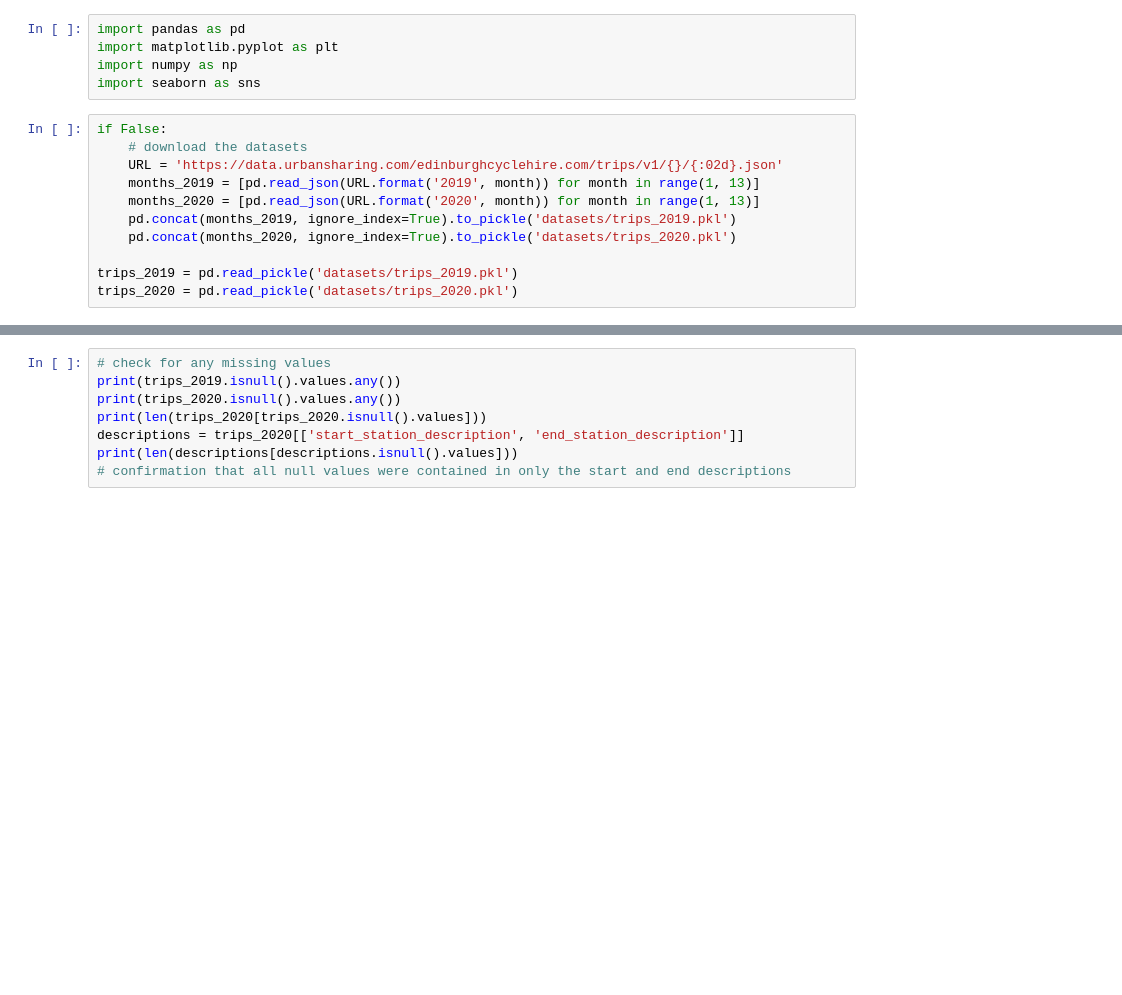
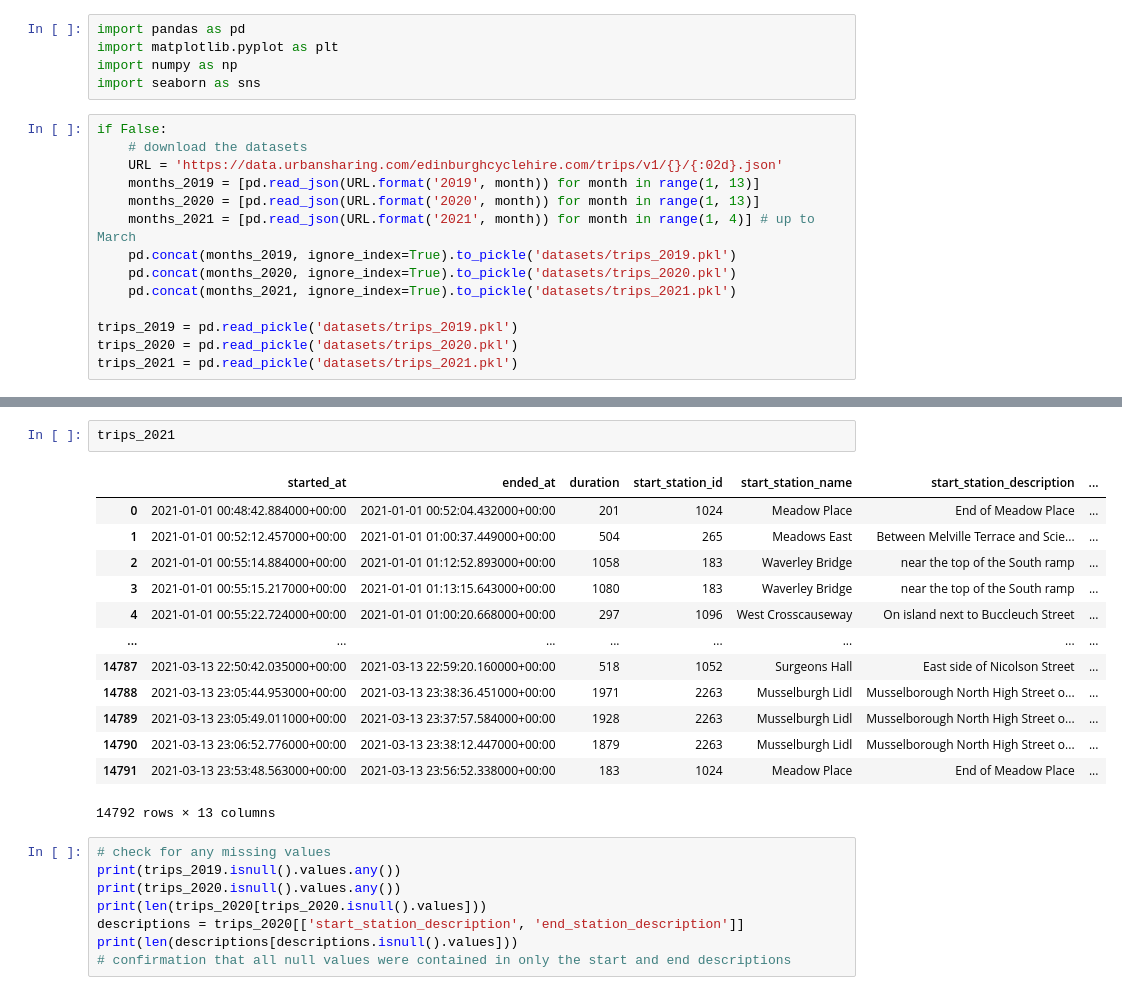
Before and after one commit to Inf2-FDS-2020-2021/final-project-apaj, a Jupyter notebook: exploring.ipynb, the cells around one changed output, grey strips where cells are left out. Saved outputs shown, nothing was run; the diff lists cells and outputs as text; blank space fills up the shorter version.

Commit message:
downloaded 2021 datasets

```diff
--- a/exploring.ipynb
+++ b/exploring.ipynb
@@ -54,8 +54,11 @@ if False:
     URL = 'https://data.urbansharing.com/edinburghcyclehire.com/trips/v1/{}/{:02d}.json'
     months_2019 = [pd.read_json(URL.format('2019', month)) for month in range(1, 13)]
     months_2020 = [pd.read_json(URL.format('2020', month)) for month in range(1, 13)]
+    months_2021 = [pd.read_json(URL.format('2021', month)) for month in range(1, 4)] # up to March
     pd.concat(months_2019, ignore_index=True).to_pickle('datasets/trips_2019.pkl')
     pd.concat(months_2020, ignore_index=True).to_pickle('datasets/trips_2020.pkl')
+    pd.concat(months_2021, ignore_index=True).to_pickle('datasets/trips_2021.pkl')
 
 trips_2019 = pd.read_pickle('datasets/trips_2019.pkl')
 trips_2020 = pd.read_pickle('datasets/trips_2020.pkl')
+trips_2021 = pd.read_pickle('datasets/trips_2021.pkl')
@@ -94,3 +65,19 @@ trips_2020
+# %%
+trips_2021
+# %% [output]
+|  | started_at | ended_at | duration | start_station_id | start_station_name | start_station_description | ... |
+| 0 | 2021-01-01 00:48:42.884000+00:00 | 2021-01-01 00:52:04.432000+00:00 | 201 | 1024 | Meadow Place | End of Meadow Place | ... |
+| 1 | 2021-01-01 00:52:12.457000+00:00 | 2021-01-01 01:00:37.449000+00:00 | 504 | 265 | Meadows East | Between Melville Terrace and Scie... | ... |
+| 2 | 2021-01-01 00:55:14.884000+00:00 | 2021-01-01 01:12:52.893000+00:00 | 1058 | 183 | Waverley Bridge | near the top of the South ramp | ... |
+| 3 | 2021-01-01 00:55:15.217000+00:00 | 2021-01-01 01:13:15.643000+00:00 | 1080 | 183 | Waverley Bridge | near the top of the South ramp | ... |
+| 4 | 2021-01-01 00:55:22.724000+00:00 | 2021-01-01 01:00:20.668000+00:00 | 297 | 1096 | West Crosscauseway | On island next to Buccleuch Street | ... |
+| ... | ... | ... | ... | ... | ... | ... | ... |
+| 14787 | 2021-03-13 22:50:42.035000+00:00 | 2021-03-13 22:59:20.160000+00:00 | 518 | 1052 | Surgeons Hall | East side of Nicolson Street | ... |
+| 14788 | 2021-03-13 23:05:44.953000+00:00 | 2021-03-13 23:38:36.451000+00:00 | 1971 | 2263 | Musselburgh Lidl | Musselborough North High Street o... | ... |
+| 14789 | 2021-03-13 23:05:49.011000+00:00 | 2021-03-13 23:37:57.584000+00:00 | 1928 | 2263 | Musselburgh Lidl | Musselborough North High Street o... | ... |
+| 14790 | 2021-03-13 23:06:52.776000+00:00 | 2021-03-13 23:38:12.447000+00:00 | 1879 | 2263 | Musselburgh Lidl | Musselborough North High Street o... | ... |
+| 14791 | 2021-03-13 23:53:48.563000+00:00 | 2021-03-13 23:56:52.338000+00:00 | 183 | 1024 | Meadow Place | End of Meadow Place | ... |
+14792 rows × 13 columns
 # %%
 # check for any missing values
 print(trips_2019.isnull().values.any())
```
Also changed, not shown: parts of 2 cells of this notebook, 1 other file.
